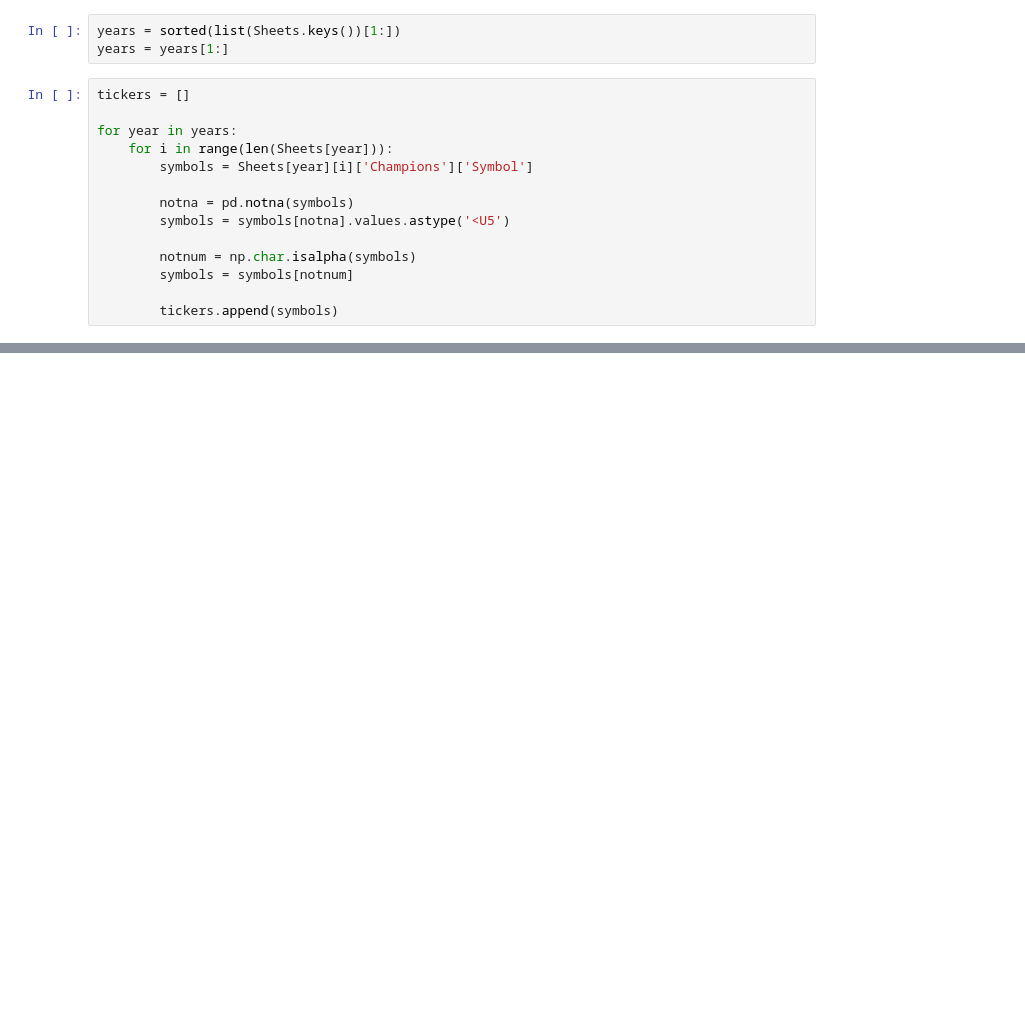
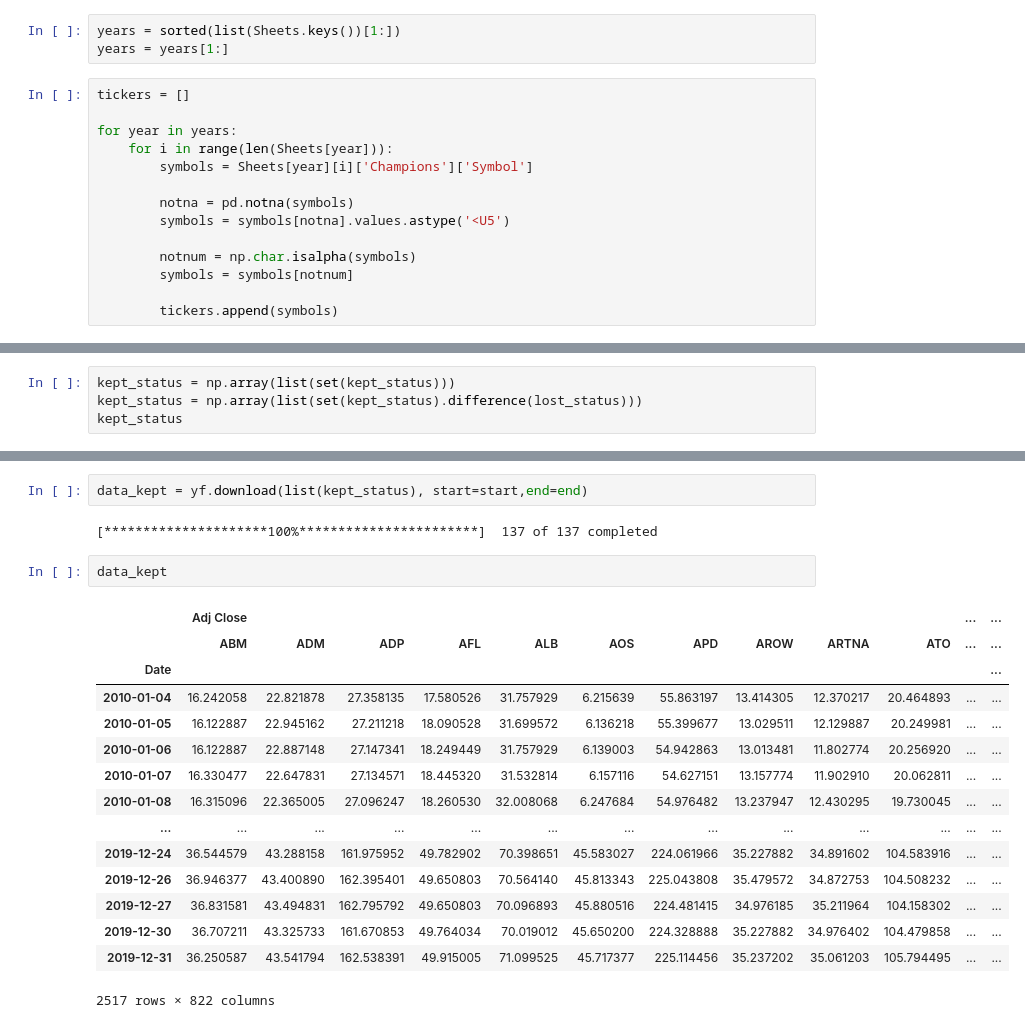
Before and after one commit to danpelis/DividendChampionPredictor, a Jupyter notebook: GetTickers.ipynb, the cells around one changed output, grey strips where cells are left out. Drawn from its saved outputs; the diff is of its cells as text; blank space fills up the shorter version.

```diff
--- a/GetTickers.ipynb
+++ b/GetTickers.ipynb
@@ -79,0 +84,4 @@ array(['SRCE', 'MMM', 'AOS', 'ABM', 'AFL', 'APD', 'MO', 'AWR', 'ATR',
+# %%
+kept_status = np.array(list(set(kept_status)))
+kept_status = np.array(list(set(kept_status).difference(lost_status)))
+kept_status
@@ -79,0 +146,22 @@ array(['SRCE', 'MMM', 'AOS', 'ABM', 'AFL', 'APD', 'MO', 'AWR', 'ATR',
+# %%
+data_kept = yf.download(list(kept_status), start=start,end=end)
+# %% [output]
+[*********************100%***********************]  137 of 137 completed
+# %%
+data_kept
+# %% [output]
+|  | Adj Close |  |  |  |  |  |  |  |  |  | ... | ... |
+|  | ABM | ADM | ADP | AFL | ALB | AOS | APD | AROW | ARTNA | ATO | ... | ... |
+| Date |  |  |  |  |  |  |  |  |  |  |  | ... |
+| 2010-01-04 | 16.242058 | 22.821878 | 27.358135 | 17.580526 | 31.757929 | 6.215639 | 55.863197 | 13.414305 | 12.370217 | 20.464893 | ... | ... |
+| 2010-01-05 | 16.122887 | 22.945162 | 27.211218 | 18.090528 | 31.699572 | 6.136218 | 55.399677 | 13.029511 | 12.129887 | 20.249981 | ... | ... |
+| 2010-01-06 | 16.122887 | 22.887148 | 27.147341 | 18.249449 | 31.757929 | 6.139003 | 54.942863 | 13.013481 | 11.802774 | 20.256920 | ... | ... |
+| 2010-01-07 | 16.330477 | 22.647831 | 27.134571 | 18.445320 | 31.532814 | 6.157116 | 54.627151 | 13.157774 | 11.902910 | 20.062811 | ... | ... |
+| 2010-01-08 | 16.315096 | 22.365005 | 27.096247 | 18.260530 | 32.008068 | 6.247684 | 54.976482 | 13.237947 | 12.430295 | 19.730045 | ... | ... |
+| ... | ... | ... | ... | ... | ... | ... | ... | ... | ... | ... | ... | ... |
+| 2019-12-24 | 36.544579 | 43.288158 | 161.975952 | 49.782902 | 70.398651 | 45.583027 | 224.061966 | 35.227882 | 34.891602 | 104.583916 | ... | ... |
+| 2019-12-26 | 36.946377 | 43.400890 | 162.395401 | 49.650803 | 70.564140 | 45.813343 | 225.043808 | 35.479572 | 34.872753 | 104.508232 | ... | ... |
+| 2019-12-27 | 36.831581 | 43.494831 | 162.795792 | 49.650803 | 70.096893 | 45.880516 | 224.481415 | 34.976185 | 35.211964 | 104.158302 | ... | ... |
+| 2019-12-30 | 36.707211 | 43.325733 | 161.670853 | 49.764034 | 70.019012 | 45.650200 | 224.328888 | 35.227882 | 34.976402 | 104.479858 | ... | ... |
+| 2019-12-31 | 36.250587 | 43.541794 | 162.538391 | 49.915005 | 71.099525 | 45.717377 | 225.114456 | 35.237202 | 35.061203 | 105.794495 | ... | ... |
+2517 rows × 822 columns
```
Also changed, not shown: parts of 9 cells of this notebook.
